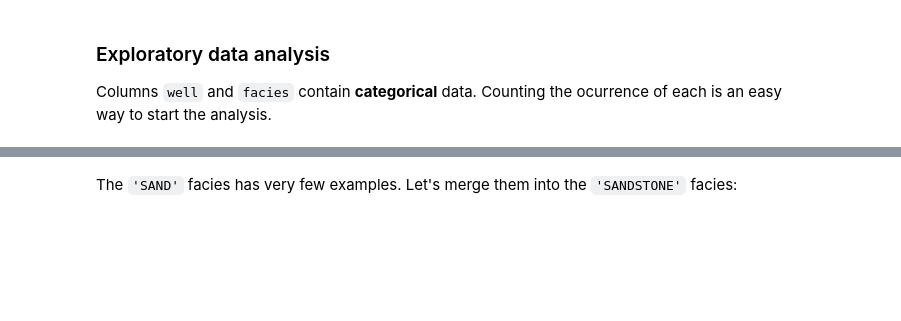
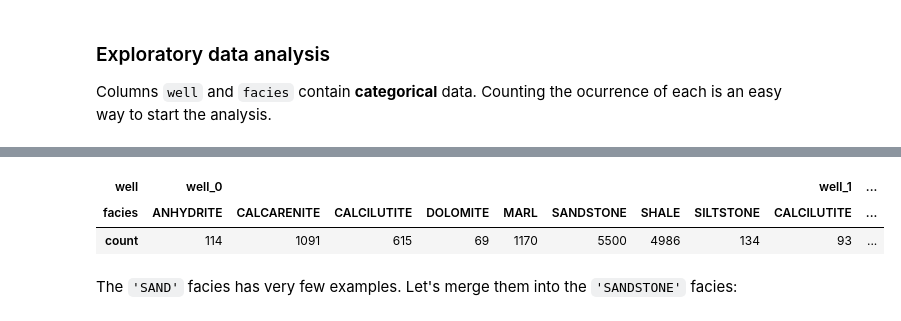
Before and after one commit to paduapires/aapg_ice, a Jupyter notebook: Multilinear_regression_complete.ipynb, the cells around one changed output, grey strips where cells are left out. Cells and saved outputs as stored; diff of their text form; code cells hidden in the pictures; blank space fills up the shorter version.

```diff
--- a/Multilinear_regression_complete.ipynb
+++ b/Multilinear_regression_complete.ipynb
@@ -98,3 +130,10 @@ dtype: int64
+# %%
+df_counts = df[['well','facies']].value_counts().to_frame().transpose()
+df_counts[df_counts.columns.sort_values()]
+# %% [output]
+| well | well_0 |  |  |  |  |  |  |  | well_1 | ... |
+| facies | ANHYDRITE | CALCARENITE | CALCILUTITE | DOLOMITE | MARL | SANDSTONE | SHALE | SILTSTONE | CALCILUTITE | ... |
+| count | 114 | 1091 | 615 | 69 | 1170 | 5500 | 4986 | 134 | 93 | ... |
 # %% [markdown]
 The `'SAND'` facies has very few examples. Let's merge them into the `'SANDSTONE'` facies:
 # %%
```
Also changed, not shown: parts of 18 cells of this notebook.
